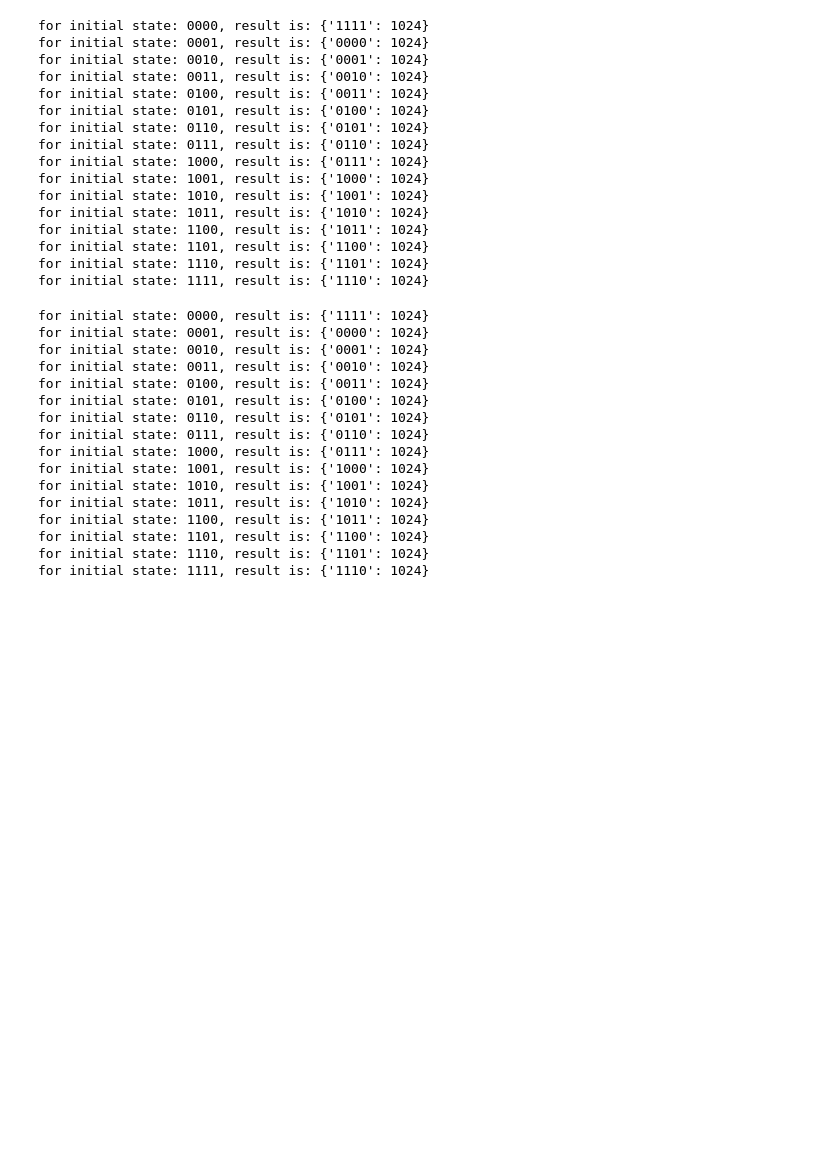
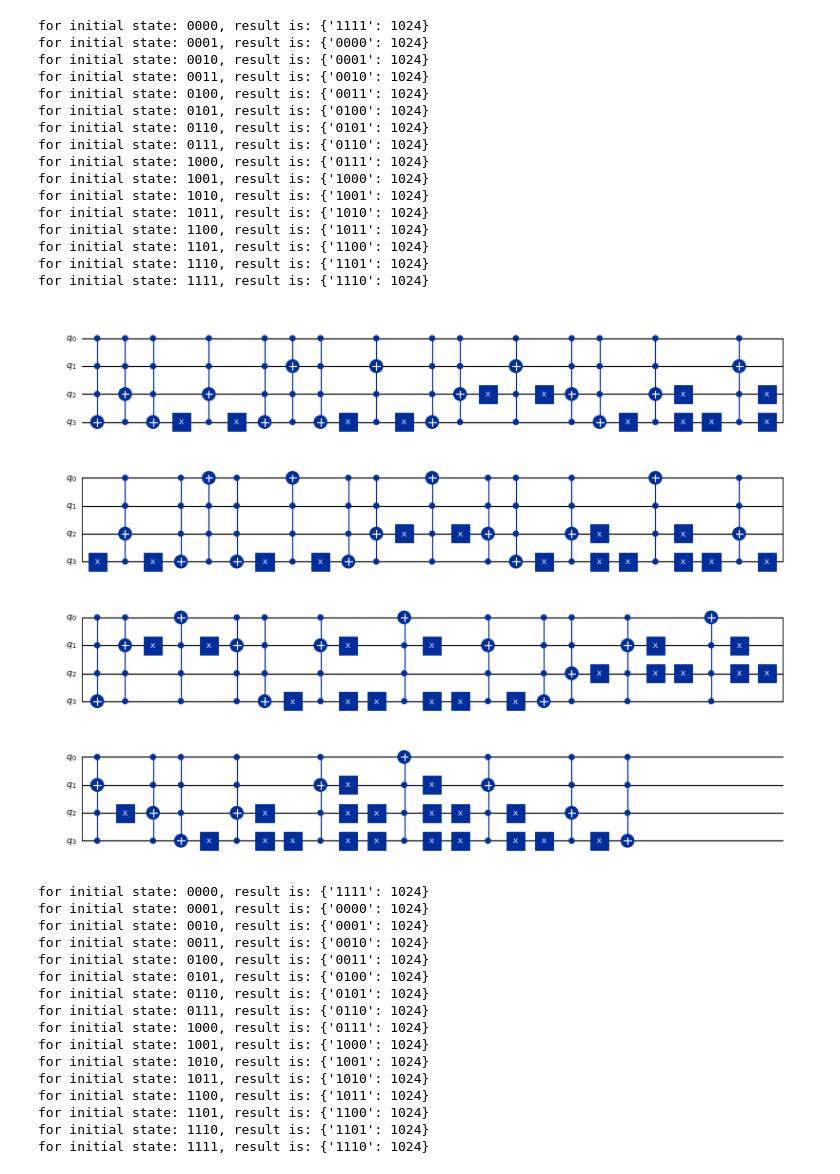
Before and after one commit to JedrekSt/M_thesis, a Jupyter notebook: Results/02QW.ipynb, the cells around one changed output. Cells and saved outputs as stored; diff of their text form; code cells hidden in the pictures; blank space fills up the shorter version.

```diff
--- a/Results/02QW.ipynb
+++ b/Results/02QW.ipynb
@@ -30,6 +34,7 @@ def get_res(init_tab,**kwargs):
     mode = kwargs.get("mode","left")
     shift = Shift(4)
     qc2 = shift.get_op(mode = mode)
+    qc2_ret = qc2
     start = QuantumCircuit(4)
     for i in range(len(init_tab)):
         start.initialize(init_tab[i],i)
@@ -44,12 +49,13 @@ def get_res(init_tab,**kwargs):
     qc_com = transpile(qc2,sim)
     res = sim.run(qc_com).result()
     res_ans = res.get_counts()
-    return res_ans
+    return res_ans, qc2_ret
 # %%
 for i in range(16):
     str_init = Shift.DecToBin(i,4)
     init_tab = [_0 if str_init[i] == "0" else _1 for i in range(len(str_init))]
-    print(f"for initial state: {str_init}, result is: {get_res(init_tab)}")
+    res_ans, circ = get_res(init_tab)
+    print(f"for initial state: {str_init}, result is: {res_ans}")
 # %% [output]
 for initial state: 0000, result is: {'1111': 1024}
 for initial state: 0001, result is: {'0000': 1024}
@@ -67,6 +73,13 @@ for initial state: 1100, result is: {'1011': 1024}
 for initial state: 1101, result is: {'1100': 1024}
 for initial state: 1110, result is: {'1101': 1024}
 for initial state: 1111, result is: {'1110': 1024}
+# %%
+fig = plt.figure(figsize=(10,10))
+ax = fig.add_subplot(111)
+circ.draw('mpl', ax = ax)
+fig.savefig("Images/shift_circuit.pdf", format = "pdf", bbox_inches = "tight")
+# %% [output]
+[figure, added]
 # %%
 for i in range(16):
     str_init = Shift.DecToBin(i,4)
```
Also changed, not shown: parts of 6 cells of this notebook, 12 other files.
